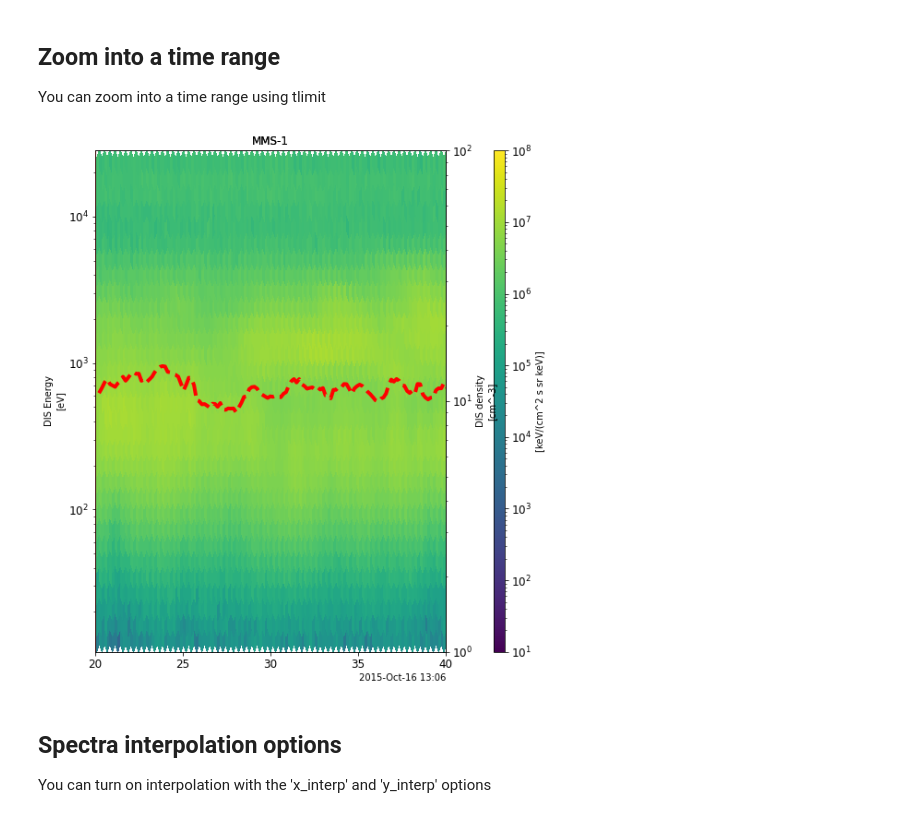
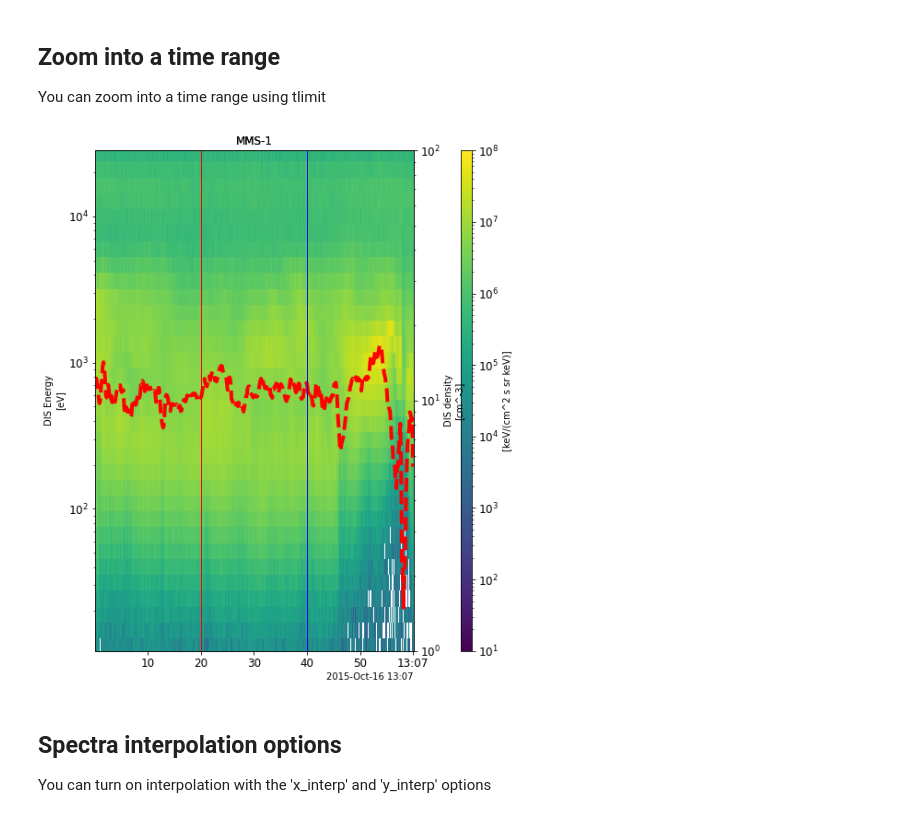
Before and after one commit to MAVENSDC/PyTplot, a Jupyter notebook: docs/PyTplot examples with matplotlib.ipynb, the cells around one changed output. Drawn from its saved outputs; the diff is of its cells as text; code cells hidden in the pictures.

```diff
--- a/docs/PyTplot examples with matplotlib.ipynb
+++ b/docs/PyTplot examples with matplotlib.ipynb
@@ -200,10 +224,10 @@ You can zoom into a time range using tlimit
 # %%
 from pytplot import tlimit
 
-tlimit(['2015-10-16 13:06:20', '2015-10-16 13:06:40'])
+#tlimit(['2015-10-16 13:06:20', '2015-10-16 13:06:40'])
 tplot('dis_enspec_density')
 # %% [output]
-[figure, old version]
+[figure, new version]
 # %% [markdown]
 ## Spectra interpolation options
 
```
Also changed, not shown: parts of 25 cells of this notebook.
